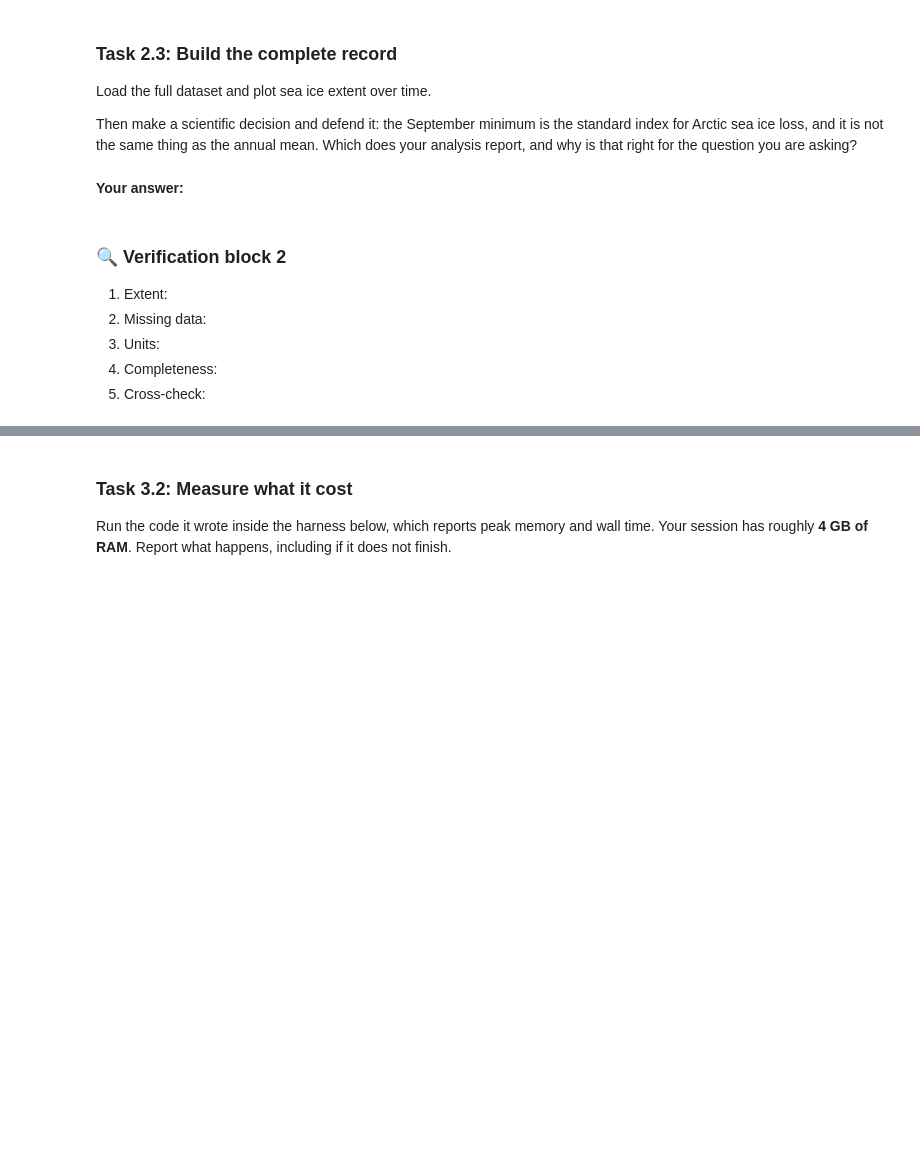
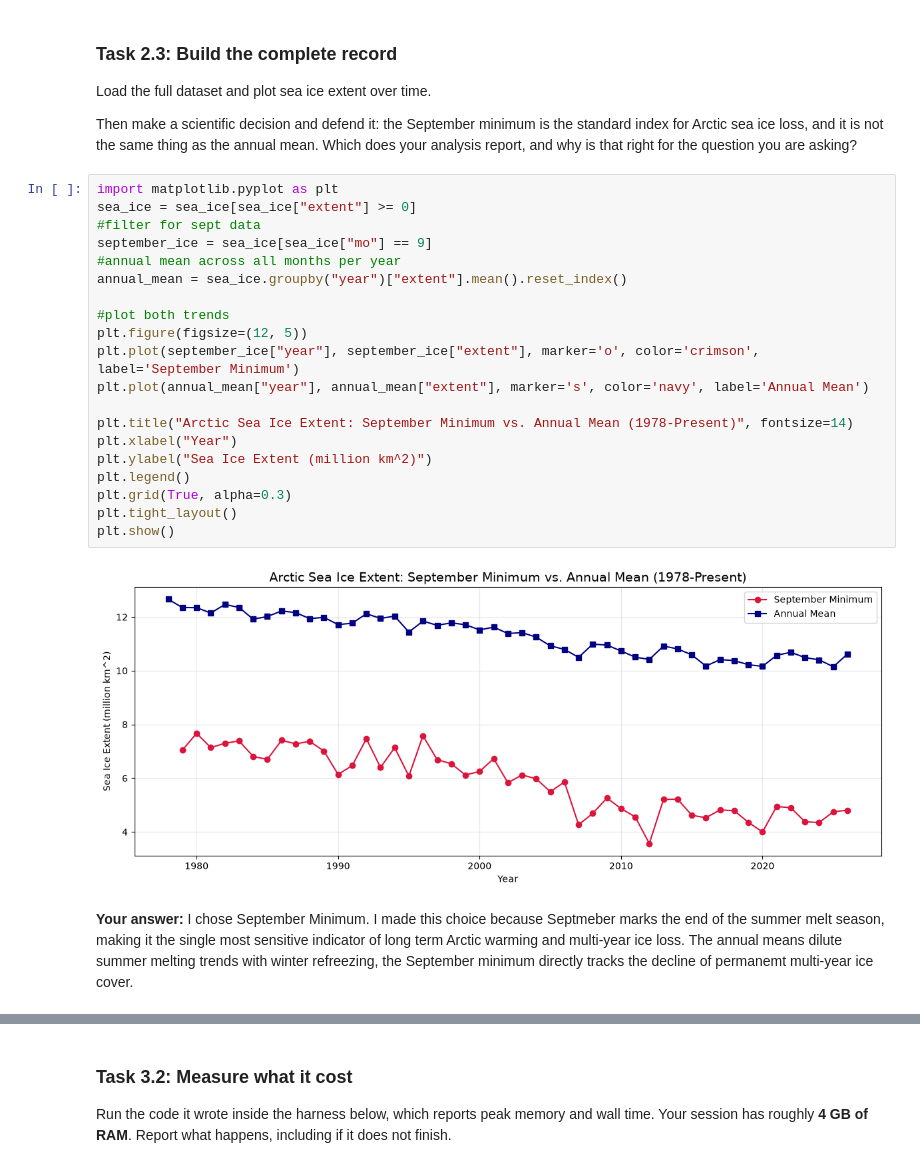
Before and after one commit to nicolettehagen-bit/Climate_module, a Jupyter notebook: climate.ipynb, the cells around one changed output, grey strips where cells are left out. Drawn from its saved outputs; the diff is of its cells as text; blank space fills up the shorter version.

```diff
--- a/climate.ipynb
+++ b/climate.ipynb
@@ -153,13 +352,28 @@ Load the full dataset and plot sea ice extent over time.
 Then make a scientific decision and defend it: the September minimum is the standard index for
 Arctic sea ice loss, and it is not the same thing as the annual mean. Which does your analysis
 report, and why is that right for the question you are asking?
-# %% [markdown]
-**Your answer:**
-# %% [markdown]
-### 🔍 Verification block 2
-
-1. Extent:
-2. Missing data:
-3. Units:
-4. Completeness:
-5. Cross-check:
+# %%
+import matplotlib.pyplot as plt
+sea_ice = sea_ice[sea_ice["extent"] >= 0]
+#filter for sept data
+september_ice = sea_ice[sea_ice["mo"] == 9]
+#annual mean across all months per year
+annual_mean = sea_ice.groupby("year")["extent"].mean().reset_index()
+
+#plot both trends
+plt.figure(figsize=(12, 5))
+plt.plot(september_ice["year"], september_ice["extent"], marker='o', color='crimson', label='September Minimum')
+plt.plot(annual_mean["year"], annual_mean["extent"], marker='s', color='navy', label='Annual Mean')
+
+plt.title("Arctic Sea Ice Extent: September Minimum vs. Annual Mean (1978-Present)", fontsize=14)
+plt.xlabel("Year")
+plt.ylabel("Sea Ice Extent (million km^2)")
+plt.legend()
+plt.grid(True, alpha=0.3)
+plt.tight_layout()
+plt.show()
+# %% [output]
+[figure, added]
+# %% [markdown]
+**Your answer:**
+I chose September Minimum. I made this choice because Septmeber marks the end of the summer melt season, making it the single most sensitive indicator of long term Arctic warming and multi-year ice loss. The annual means dilute summer melting trends with winter refreezing, the September minimum directly tracks the decline of permanemt multi-year ice cover.
```
Also changed, not shown: parts of 52 cells of this notebook, 6 other files.
